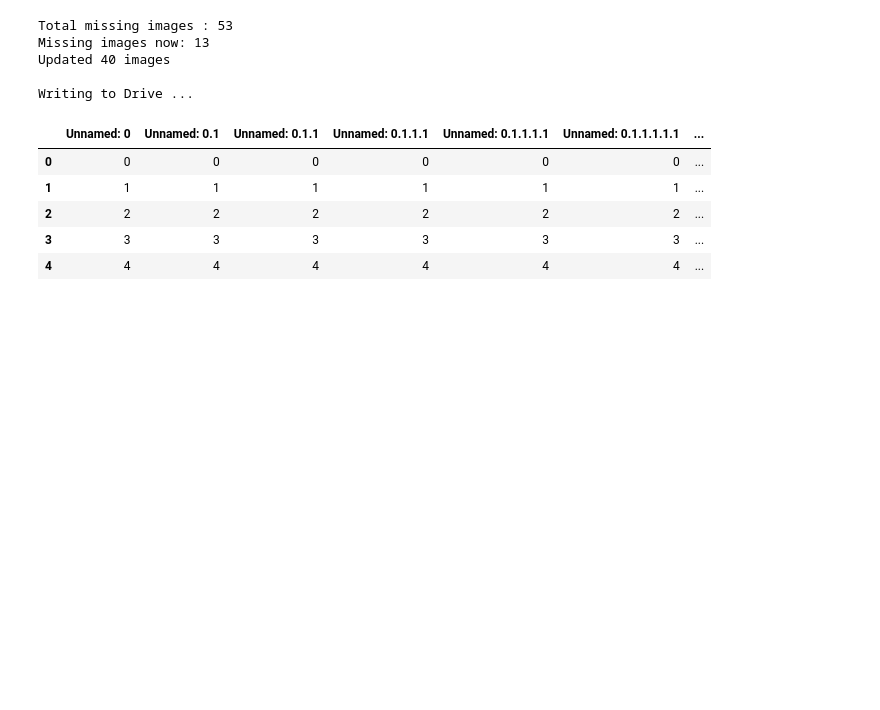
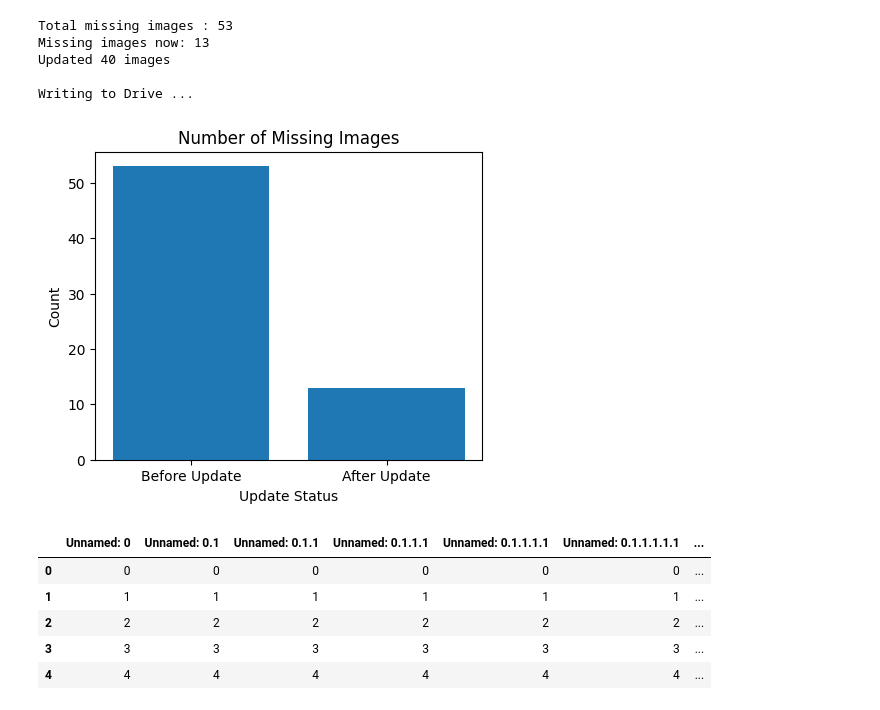
Before and after one commit to yasminemasmoudi/P2M, a Jupyter notebook: Fix_Missing_Images.ipynb, the cells around one changed output. Drawn from its saved outputs; the diff is of its cells as text; code cells hidden in the pictures; blank space fills up the shorter version.

```diff
--- a/Fix_Missing_Images.ipynb
+++ b/Fix_Missing_Images.ipynb
@@ -48,6 +48,22 @@ Missing images now: 13
 Updated 40 images
 
 Writing to Drive ...
+# %%
+import matplotlib.pyplot as plt
+
+# Calculate the number of missing images before and after the update
+missing_before = 53
+missing_after = 13
+
+# Create a bar plot
+plt.figure(figsize=(5, 4))
+plt.bar(['Before Update', 'After Update'], [missing_before, missing_after])
+plt.title('Number of Missing Images')
+plt.xlabel('Update Status')
+plt.ylabel('Count')
+plt.show()
+# %% [output]
+[figure, added]
 # %%
 cols = ['original_title', 'authors', 'average_rating', 'image_url', 'book_id']
 # %% [output]
```
